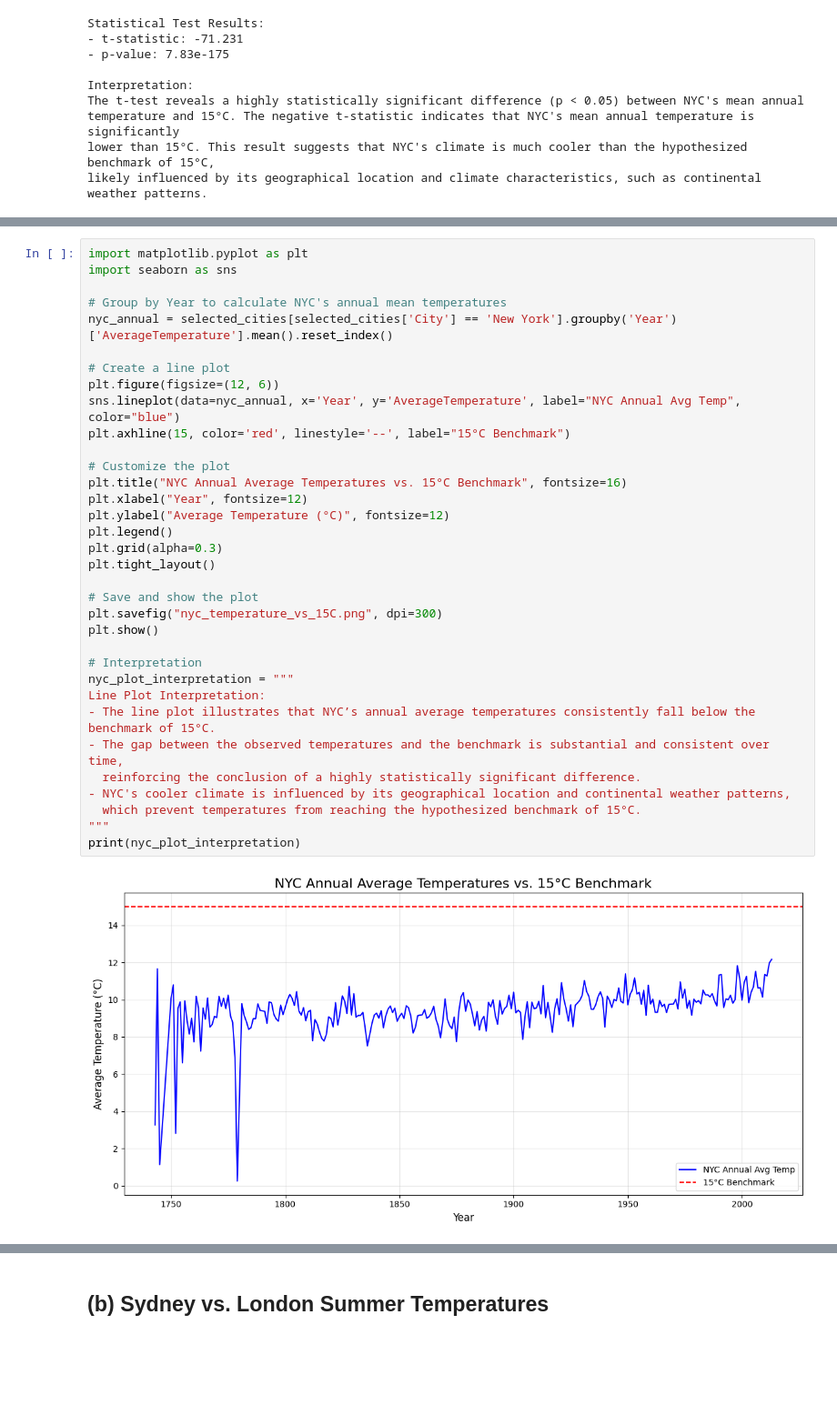
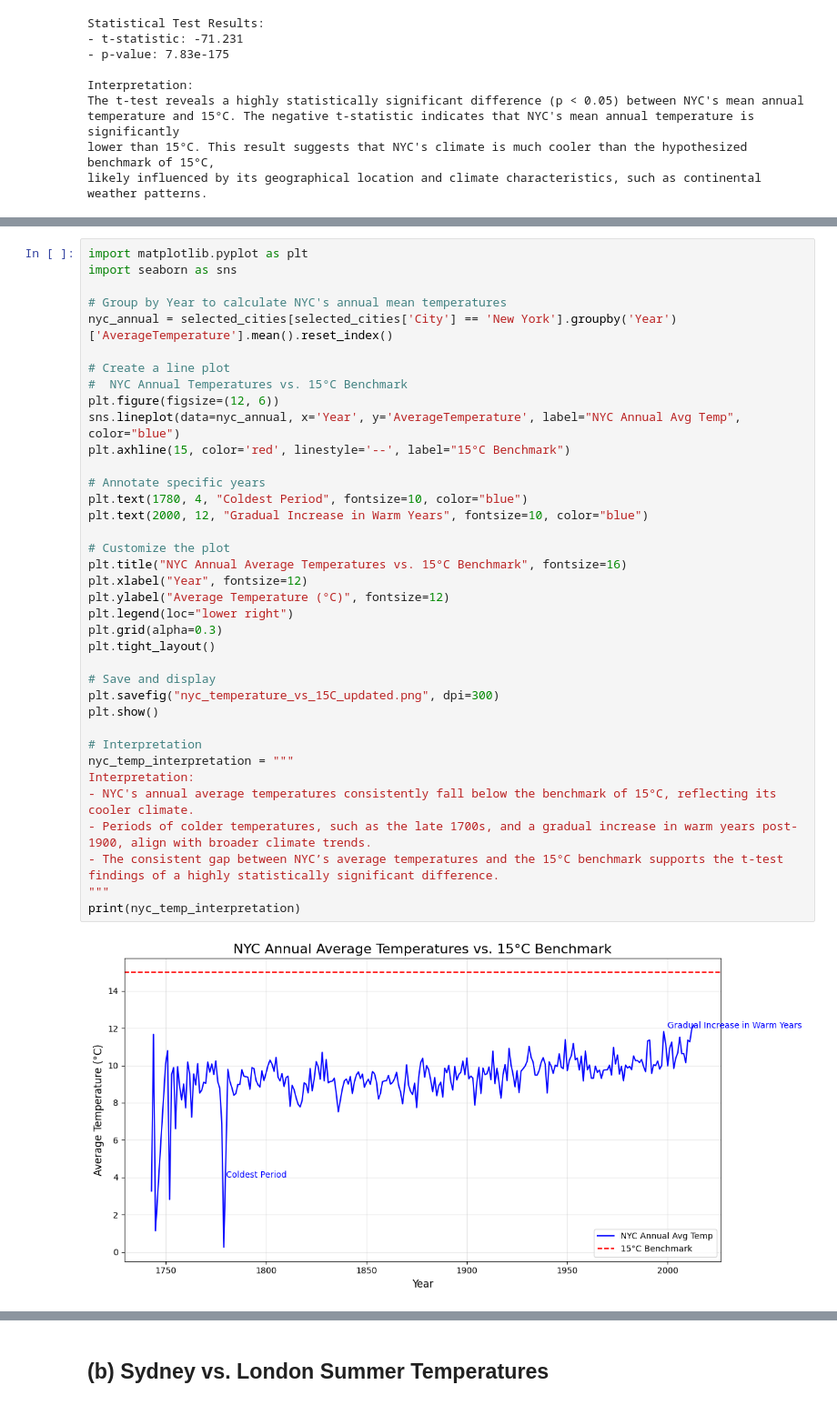
Before and after one commit to CrillyPienaah/CrillyPienaah, a Jupyter notebook: global-cities-seasonal-temperature-analysis.ipynb, the cells around one changed output, grey strips where cells are left out. Shown at 91% size. Saved outputs shown, nothing was run; the diff lists cells and outputs as text; blank space fills up the shorter version.

```diff
--- a/global-cities-seasonal-temperature-analysis.ipynb
+++ b/global-cities-seasonal-temperature-analysis.ipynb
@@ -298,36 +297,39 @@ likely influenced by its geographical location and climate characteristics, such
 # %%
 import matplotlib.pyplot as plt
 import seaborn as sns
 
 # Group by Year to calculate NYC's annual mean temperatures
 nyc_annual = selected_cities[selected_cities['City'] == 'New York'].groupby('Year')['AverageTemperature'].mean().reset_index()
 
 # Create a line plot
+#  NYC Annual Temperatures vs. 15°C Benchmark
 plt.figure(figsize=(12, 6))
 sns.lineplot(data=nyc_annual, x='Year', y='AverageTemperature', label="NYC Annual Avg Temp", color="blue")
 plt.axhline(15, color='red', linestyle='--', label="15°C Benchmark")
+
+# Annotate specific years
+plt.text(1780, 4, "Coldest Period", fontsize=10, color="blue")
+plt.text(2000, 12, "Gradual Increase in Warm Years", fontsize=10, color="blue")
 
 # Customize the plot
 plt.title("NYC Annual Average Temperatures vs. 15°C Benchmark", fontsize=16)
 plt.xlabel("Year", fontsize=12)
 plt.ylabel("Average Temperature (°C)", fontsize=12)
-plt.legend()
+plt.legend(loc="lower right")
 plt.grid(alpha=0.3)
 plt.tight_layout()
 
-# Save and show the plot
-plt.savefig("nyc_temperature_vs_15C.png", dpi=300)
+# Save and display
+plt.savefig("nyc_temperature_vs_15C_updated.png", dpi=300)
 plt.show()
 
 # Interpretation
-nyc_plot_interpretation = """
-Line Plot Interpretation:
-- The line plot illustrates that NYC’s annual average temperatures consistently fall below the benchmark of 15°C.
-- The gap between the observed temperatures and the benchmark is substantial and consistent over time,
-  reinforcing the conclusion of a highly statistically significant difference.
-- NYC's cooler climate is influenced by its geographical location and continental weather patterns,
-  which prevent temperatures from reaching the hypothesized benchmark of 15°C.
+nyc_temp_interpretation = """
+Interpretation:
+- NYC's annual average temperatures consistently fall below the benchmark of 15°C, reflecting its cooler climate.
+- Periods of colder temperatures, such as the late 1700s, and a gradual increase in warm years post-1900, align with broader climate trends.
+- The consistent gap between NYC’s average temperatures and the 15°C benchmark supports the t-test findings of a highly statistically significant difference.
 """
-print(nyc_plot_interpretation)
+print(nyc_temp_interpretation)
 # %% [output]
-[figure, old version]
+[figure, new version]
```
Also changed, not shown: parts of 10 cells of this notebook.
